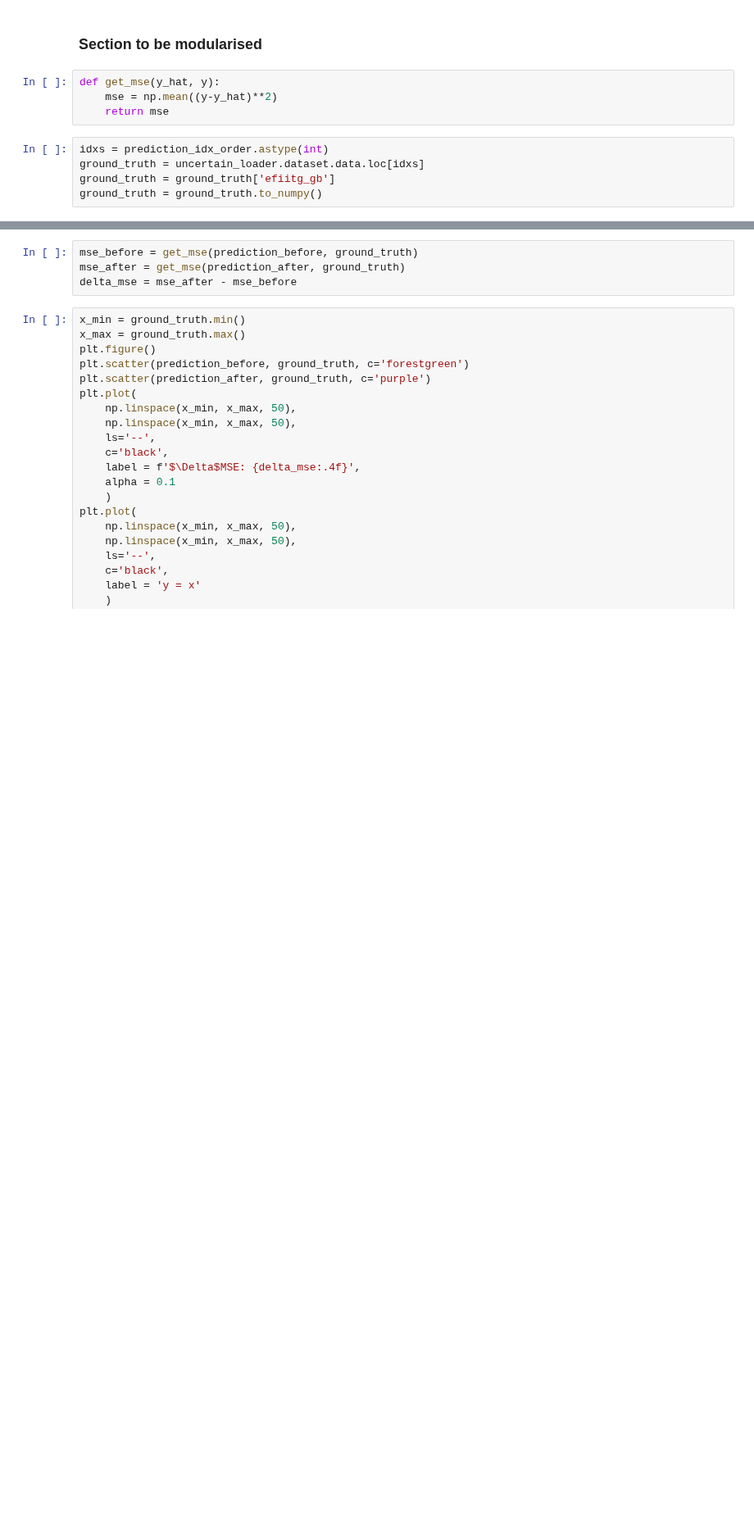
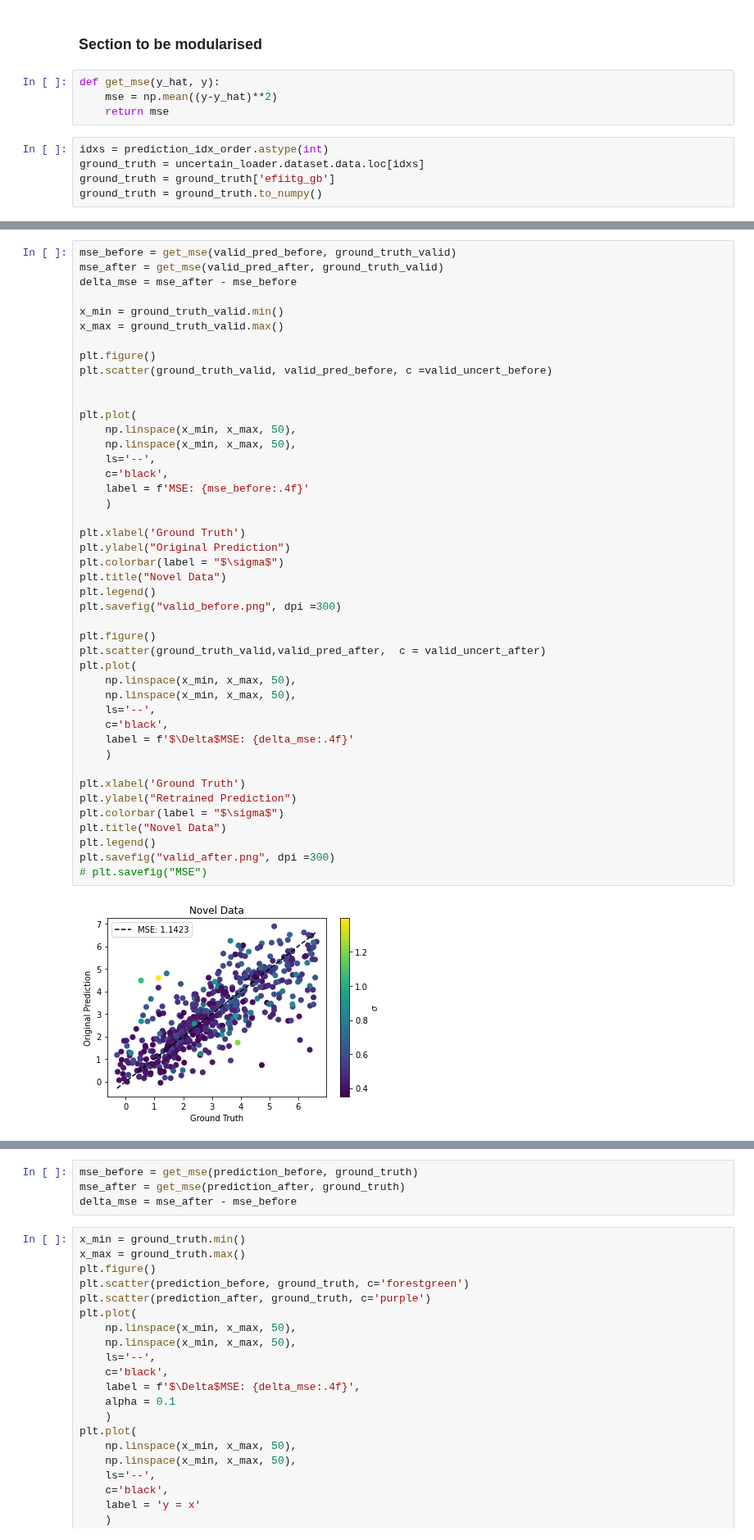
Before and after one commit to zcapjdb/UKAEAGroupProject, a Jupyter notebook: src/notebooks/run_pipeline.ipynb, the cells around one changed output, grey strips where cells are left out. Shown at 82% size. Saved outputs shown, nothing was run; the diff lists cells and outputs as text; blank space fills up the shorter version.

Commit message:
pipeline notebook diagnostic plots

```diff
--- a/src/notebooks/run_pipeline.ipynb
+++ b/src/notebooks/run_pipeline.ipynb
@@ -193,0 +277,46 @@ ground_truth = ground_truth.to_numpy()
+# %%
+mse_before = get_mse(valid_pred_before, ground_truth_valid)
+mse_after = get_mse(valid_pred_after, ground_truth_valid)
+delta_mse = mse_after - mse_before
+
+x_min = ground_truth_valid.min()
+x_max = ground_truth_valid.max()
+
+plt.figure()
+plt.scatter(ground_truth_valid, valid_pred_before, c =valid_uncert_before)
+
+
+plt.plot(
+    np.linspace(x_min, x_max, 50),
+    np.linspace(x_min, x_max, 50),
+    ls='--',
+    c='black',
+    label = f'MSE: {mse_before:.4f}'
+    )
+
+plt.xlabel('Ground Truth')
+plt.ylabel("Original Prediction")
+plt.colorbar(label = "$\sigma$")
+plt.title("Novel Data")
+plt.legend()
+plt.savefig("valid_before.png", dpi =300)
+
+plt.figure()
+plt.scatter(ground_truth_valid,valid_pred_after,  c = valid_uncert_after)
+plt.plot(
+    np.linspace(x_min, x_max, 50),
+    np.linspace(x_min, x_max, 50),
+    ls='--',
+    c='black',
+    label = f'$\Delta$MSE: {delta_mse:.4f}'
+    )
+
+plt.xlabel('Ground Truth')
+plt.ylabel("Retrained Prediction")
+plt.colorbar(label = "$\sigma$")
+plt.title("Novel Data")
+plt.legend()
+plt.savefig("valid_after.png", dpi =300)
+# plt.savefig("MSE")
+# %% [output]
+[figure, added]
```
Also changed, not shown: parts of 11 cells of this notebook.
